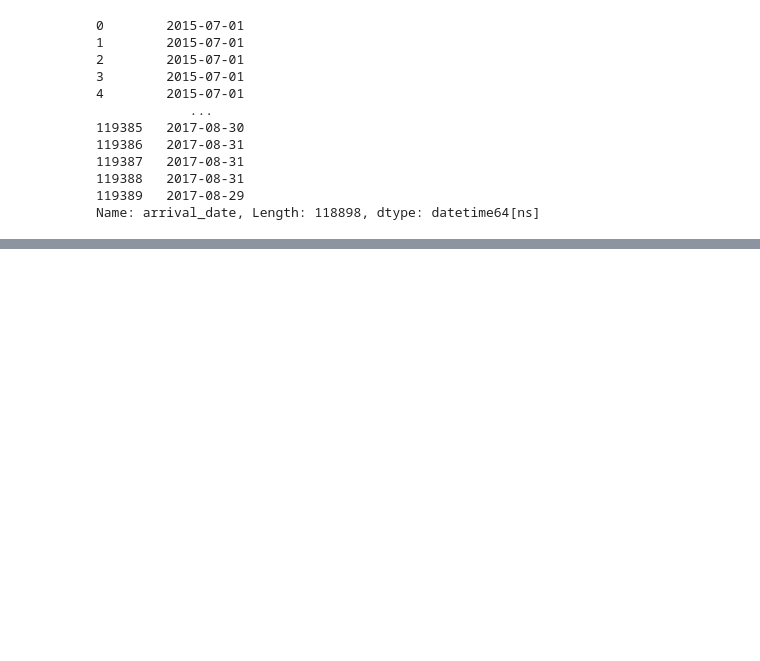
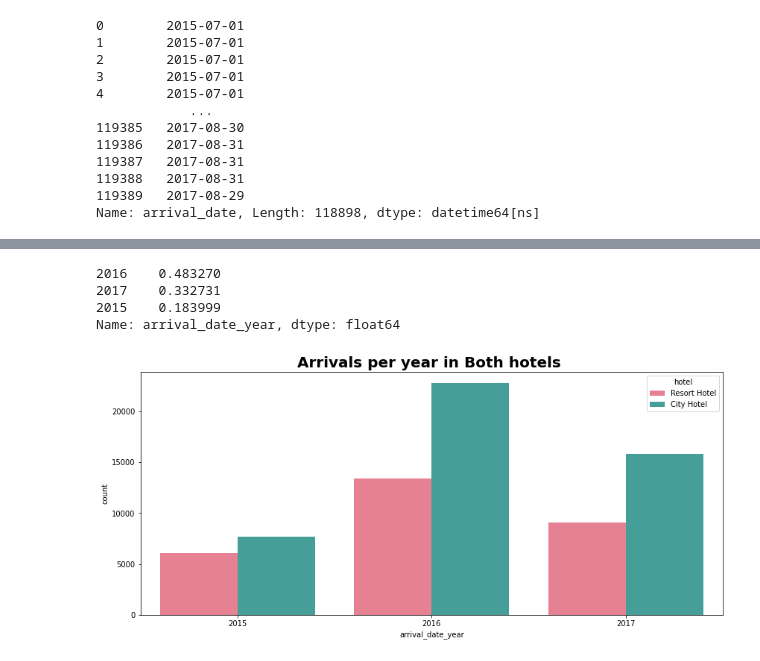
Before and after one commit to duongcao4791/CMPE-255, a Jupyter notebook: HW1/DuongCao_Assignment_1.ipynb, the cells around one changed output, grey strips where cells are left out. Drawn from its saved outputs; the diff is of its cells as text; code cells hidden in the pictures; blank space fills up the shorter version.

```diff
--- a/HW1/DuongCao_Assignment_1.ipynb
+++ b/HW1/DuongCao_Assignment_1.ipynb
@@ -216,0 +272,15 @@ df1.head()
+# %%
+#Not_canceled Booking Arrival per year
+df_not_canceled.arrival_date_year.value_counts(normalize=True)
+# %% [output]
+2016    0.483270
+2017    0.332731
+2015    0.183999
+Name: arrival_date_year, dtype: float64
+# %%
+plt.figure(figsize=(14, 6))
+sns.countplot(x='arrival_date_year',hue='hotel', data=df_not_canceled,palette='husl')
+plt.title("Arrivals per year in Both hotels ",fontweight="bold", size=20)
+plt.show()
+# %% [output]
+[figure, added]
```
Also changed, not shown: parts of 21 cells of this notebook.
